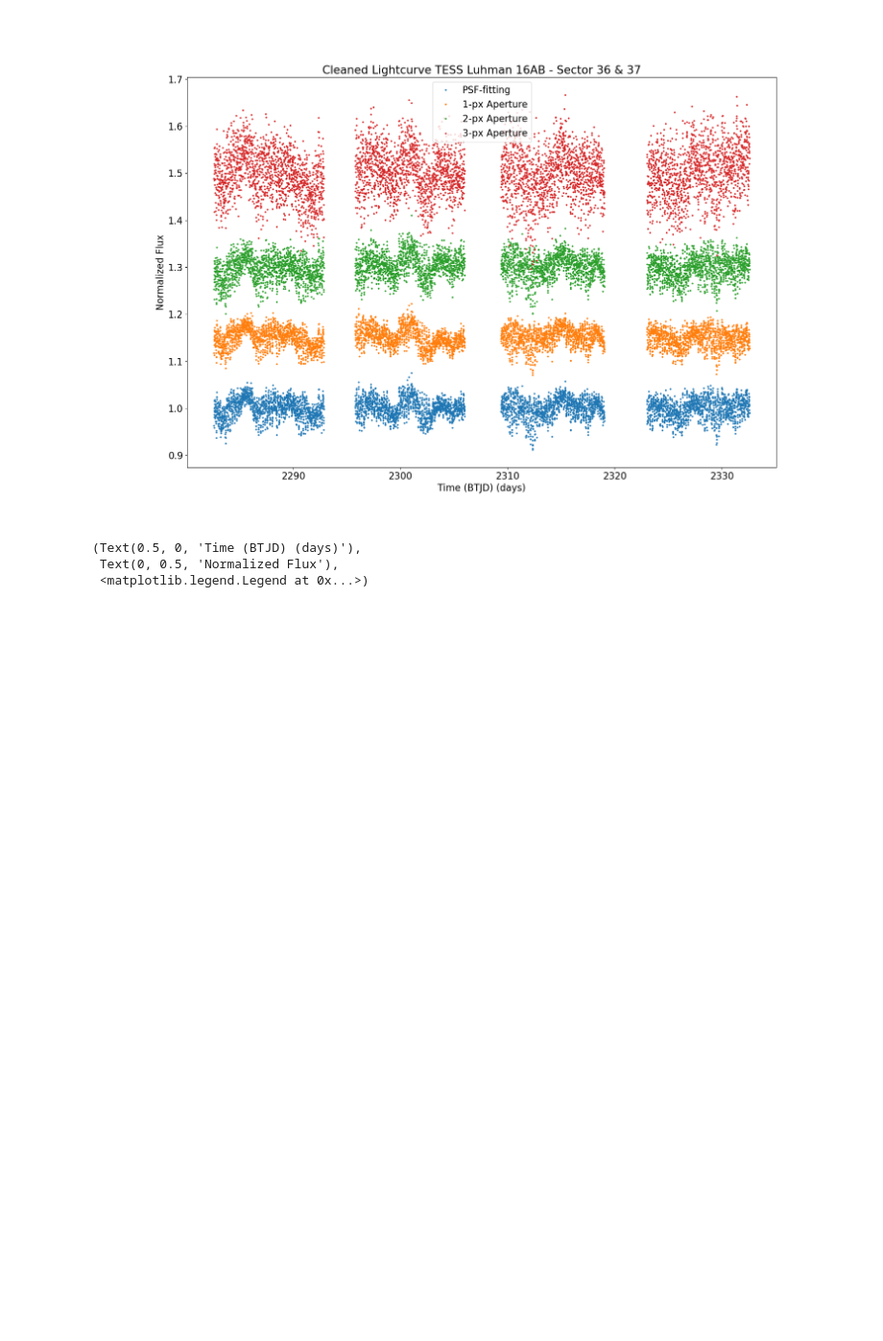
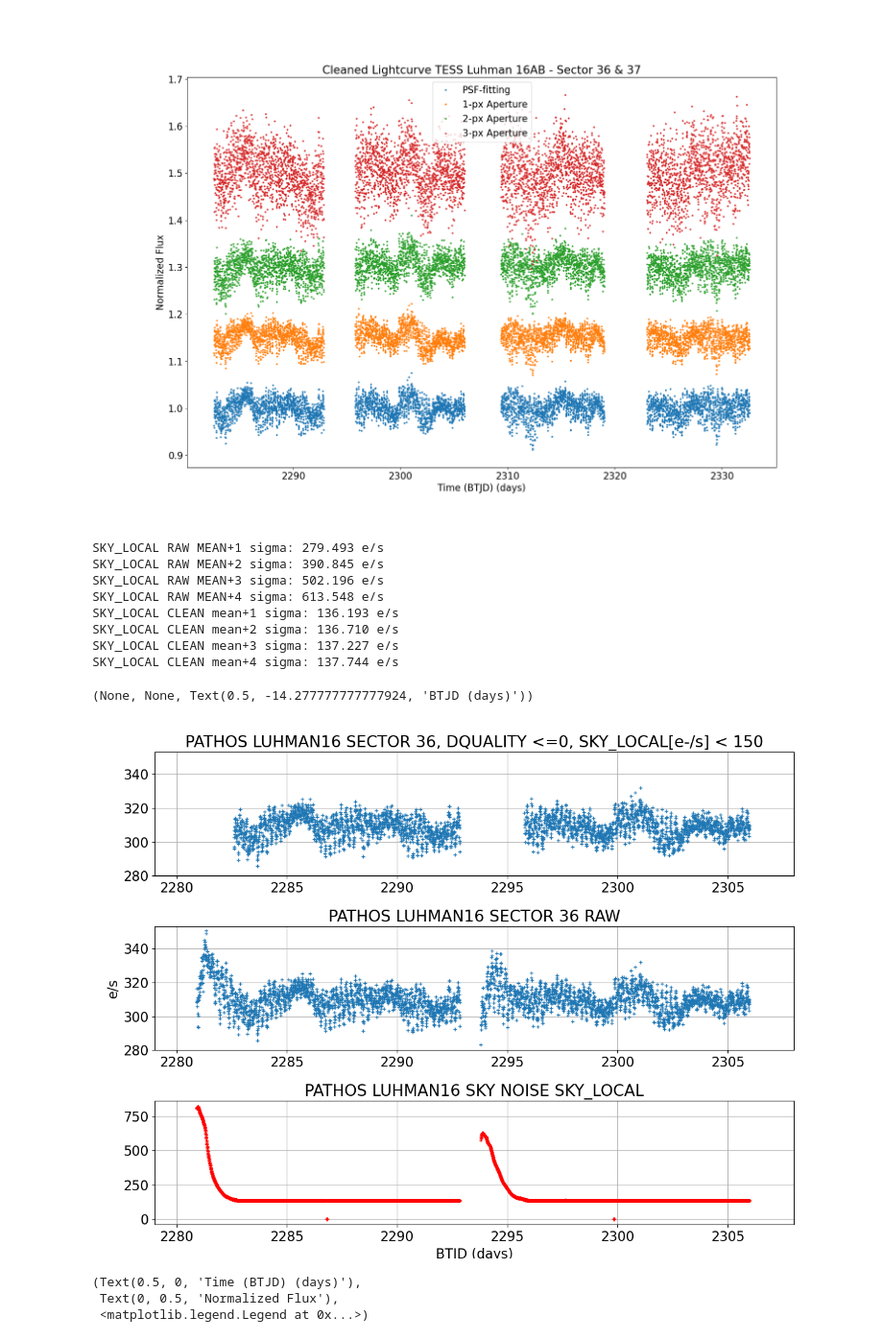
Before and after one commit to fudanguyen/aroma, a Jupyter notebook: AROMA_An_Exo_Rot_Mapping/notebooks/data_cleaning.ipynb, the cells around one changed output. Shown at 96% size. Saved outputs shown, nothing was run; the diff lists cells and outputs as text; code cells hidden in the pictures; blank space fills up the shorter version.

Commit message:
update data analysis

```diff
--- a/AROMA_An_Exo_Rot_Mapping/notebooks/data_cleaning.ipynb
+++ b/AROMA_An_Exo_Rot_Mapping/notebooks/data_cleaning.ipynb
@@ -37,12 +37,11 @@ headers = headerstring.split()
 lc36_data_raw = pd.read_csv(lc36_path, names=headers, skiprows=26, sep='\s+')
 lc37_data_raw = pd.read_csv(lc37_path, names=headers, skiprows=26, sep='\s+')
 
-
 ### Light curve cleaning: OLD METHOD (WRONG)
-sky36_threshold = lc36_data_raw.SKY_LOCAL.mean() + 4*lc36_data_raw.SKY_LOCAL.std()
-sky36_noise = 250 #(e s^-1)
-lc37_data = lc37_data_raw.query("DQUALITY == 0 & PSF_FLUX_COR>%f & PSF_FLUX_COR<=%f"%(sky36_noise, sky36_threshold))
-lc36_data = lc36_data_raw.query("DQUALITY == 0 & PSF_FLUX_COR>%f & PSF_FLUX_COR<=%f"%(sky36_noise, sky36_threshold))
+# sky36_threshold = lc36_data_raw.SKY_LOCAL.mean() + 4*lc36_data_raw.SKY_LOCAL.std()
+# sky36_noise = 250 #(e s^-1)
+# lc37_data = lc37_data_raw.query("DQUALITY == 0 & PSF_FLUX_COR>%f & PSF_FLUX_COR<=%f"%(sky36_noise, sky36_threshold))
+# lc36_data = lc36_data_raw.query("DQUALITY == 0 & PSF_FLUX_COR>%f & PSF_FLUX_COR<=%f"%(sky36_noise, sky36_threshold))
 
 ### Light curve cleaning: CORRECT METHOD
 skyLOCALnoise = 150 #(e s^-1)
@@ -89,6 +88,51 @@ if save:
     plt.savefig("/Users/fuda/Documents/GitHub/aroma/AROMA_An_Exo_Rot_Mapping/plots/tess_lightcurve.pdf")
 # %% [output]
 [figure]
+# %%
+xr = lc36_data_raw['TIME']
+yr = lc36_data_raw['PSF_FLUX_COR']
+skyNoise = lc36_data_raw['SKY_LOCAL']
+
+mean = np.mean(lc36_data_raw['SKY_LOCAL'])
+std = np.std(lc36_data_raw['SKY_LOCAL'])
+for i in np.arange(4):
+    print('SKY_LOCAL RAW MEAN+%i sigma: %.3f e/s'%(i+1, mean + (i+1)*std) )
+
+mean = np.mean(lc36_data['SKY_LOCAL'])
+std = np.std(lc36_data['SKY_LOCAL'])
+for i in np.arange(4):
+    print('SKY_LOCAL CLEAN mean+%i sigma: %.3f e/s'%(i+1, mean + (i+1)*std) )
+
+x1 = lc36_data['TIME']
+y1 = lc36_data['PSF_FLUX_COR']
+
+# %matplotlib widget
+plt.figure(figsize=(12,9)),
+plt.subplot(3,1,1), plt.title('PATHOS LUHMAN16 SECTOR 36, DQUALITY <=0, SKY_LOCAL[e-/s] < 150')
+plt.plot(x1,y1,ls='', marker='+', ms=4)
+plt.xlim([2279, 2308]), plt.ylim([280, 353])
+plt.tight_layout(), plt.grid()
+
+plt.subplot(3,1,2), plt.title('PATHOS LUHMAN16 SECTOR 36 RAW')
+plt.plot(xr,yr,ls='', marker='+', ms=4)
+plt.xlim([2279, 2308]),plt.ylim([280, 353])
+plt.tight_layout(), plt.grid(), plt.ylabel('e/s')
+
+plt.subplot(3,1,3), plt.title('PATHOS LUHMAN16 SKY NOISE SKY_LOCAL')
+plt.plot(xr, skyNoise, ls='', marker='+', ms=4, c='r')
+plt.xlim([2279, 2308])
+plt.tight_layout(), plt.grid(), plt.xlabel('BTJD (days)')
+# %% [output]
+SKY_LOCAL RAW MEAN+1 sigma: 279.493 e/s
+SKY_LOCAL RAW MEAN+2 sigma: 390.845 e/s
+SKY_LOCAL RAW MEAN+3 sigma: 502.196 e/s
+SKY_LOCAL RAW MEAN+4 sigma: 613.548 e/s
+SKY_LOCAL CLEAN mean+1 sigma: 136.193 e/s
+SKY_LOCAL CLEAN mean+2 sigma: 136.710 e/s
+SKY_LOCAL CLEAN mean+3 sigma: 137.227 e/s
+SKY_LOCAL CLEAN mean+4 sigma: 137.744 e/s
+(None, None, Text(0.5, -14.277777777777924, 'BTJD (days)'))
+[figure, added]
 # %%
 ## Clean out bad data points and artifact at sector starts
 plt.figure(figsize=(12,7))
```
Also changed, not shown: 1 other file.
